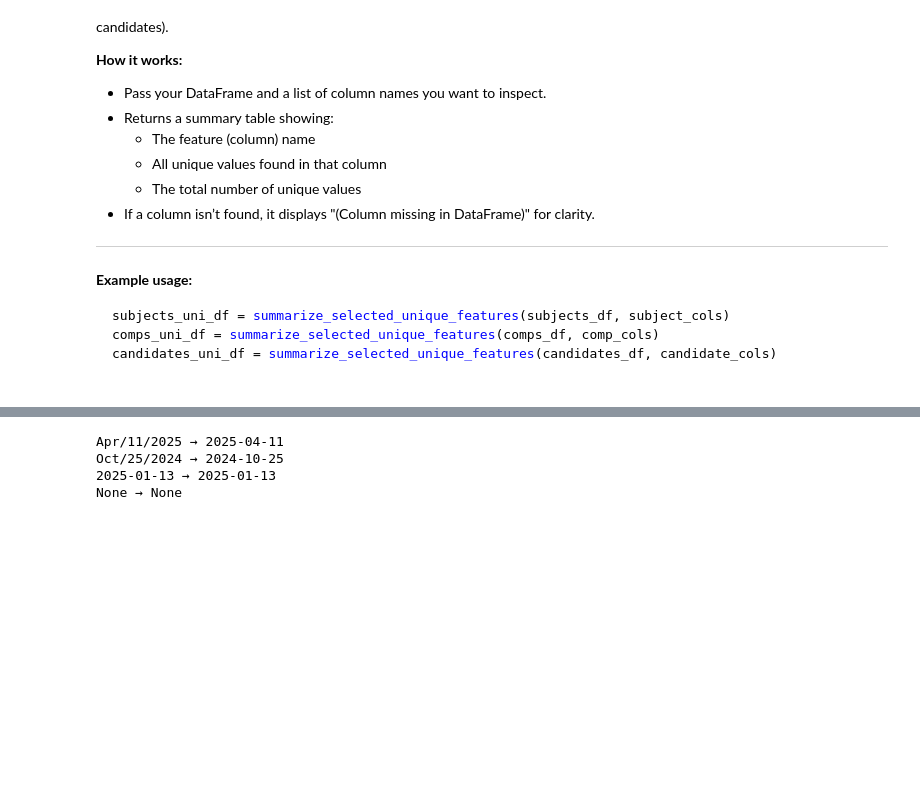
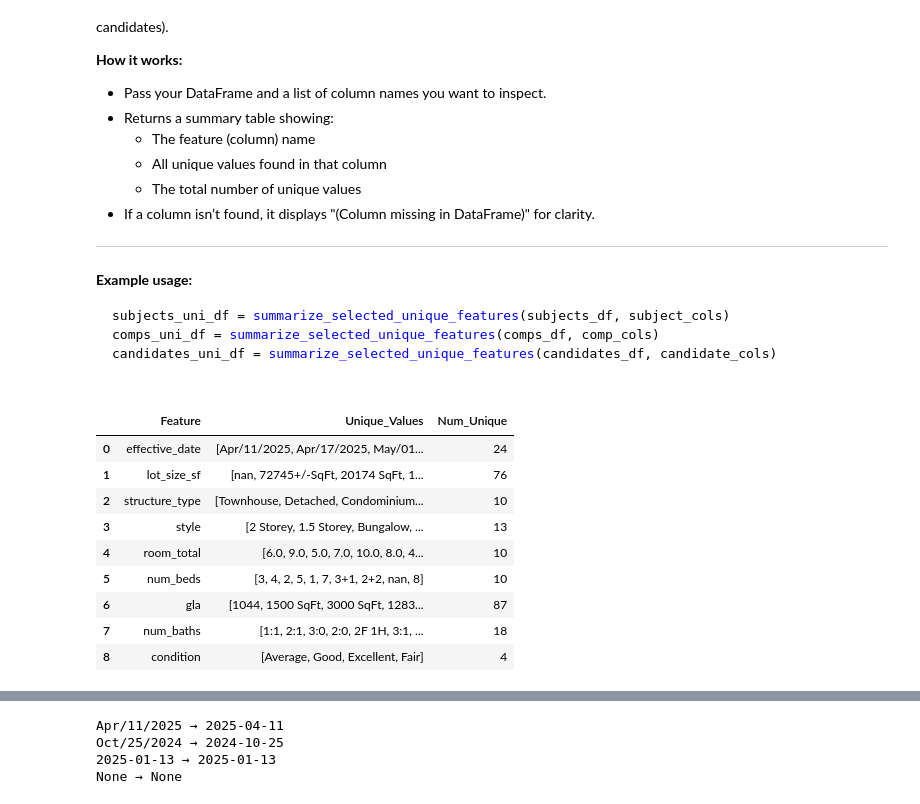
Before and after one commit to Raahim24/CompFinder-AI, a Jupyter notebook: data_cleaning.ipynb, the cells around one changed output, grey strips where cells are left out. Saved outputs shown, nothing was run; the diff lists cells and outputs as text; code cells hidden in the pictures; blank space fills up the shorter version.

```diff
--- a/data_cleaning.ipynb
+++ b/data_cleaning.ipynb
@@ -105,3 +105,16 @@ candidate_cols = [
 subjects_uni_df = summarize_selected_unique_features(subjects_df, subject_cols)
 comps_uni_df = summarize_selected_unique_features(comps_df, comp_cols)
 candidates_uni_df = summarize_selected_unique_features(candidates_df, candidate_cols)
+# %%
+subjects_uni_df
+# %% [output]
+|  | Feature | Unique_Values | Num_Unique |
+| 0 | effective_date | [Apr/11/2025, Apr/17/2025, May/01... | 24 |
+| 1 | lot_size_sf | [nan, 72745+/-SqFt, 20174 SqFt, 1... | 76 |
+| 2 | structure_type | [Townhouse, Detached, Condominium... | 10 |
+| 3 | style | [2 Storey, 1.5 Storey, Bungalow, ... | 13 |
+| 4 | room_total | [6.0, 9.0, 5.0, 7.0, 10.0, 8.0, 4... | 10 |
+| 5 | num_beds | [3, 4, 2, 5, 1, 7, 3+1, 2+2, nan, 8] | 10 |
+| 6 | gla | [1044, 1500 SqFt, 3000 SqFt, 1283... | 87 |
+| 7 | num_baths | [1:1, 2:1, 3:0, 2:0, 2F 1H, 3:1, ... | 18 |
+| 8 | condition | [Average, Good, Excellent, Fair] | 4 |
```
Also changed, not shown: parts of 19 cells of this notebook, 17 other files.
